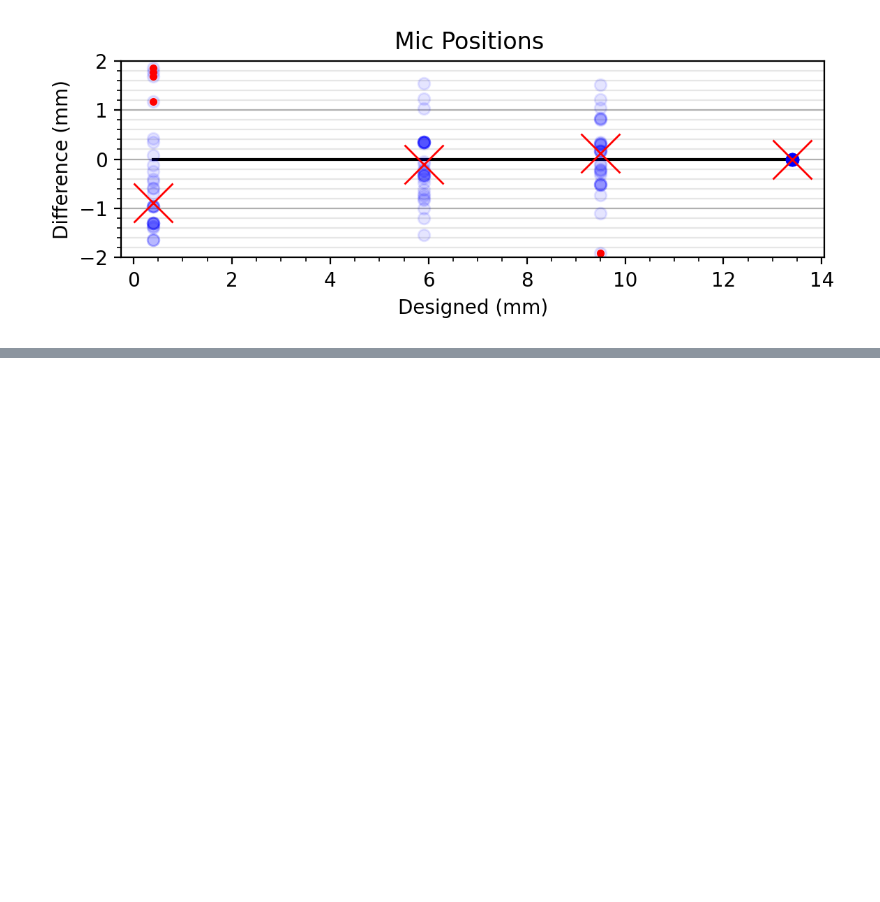
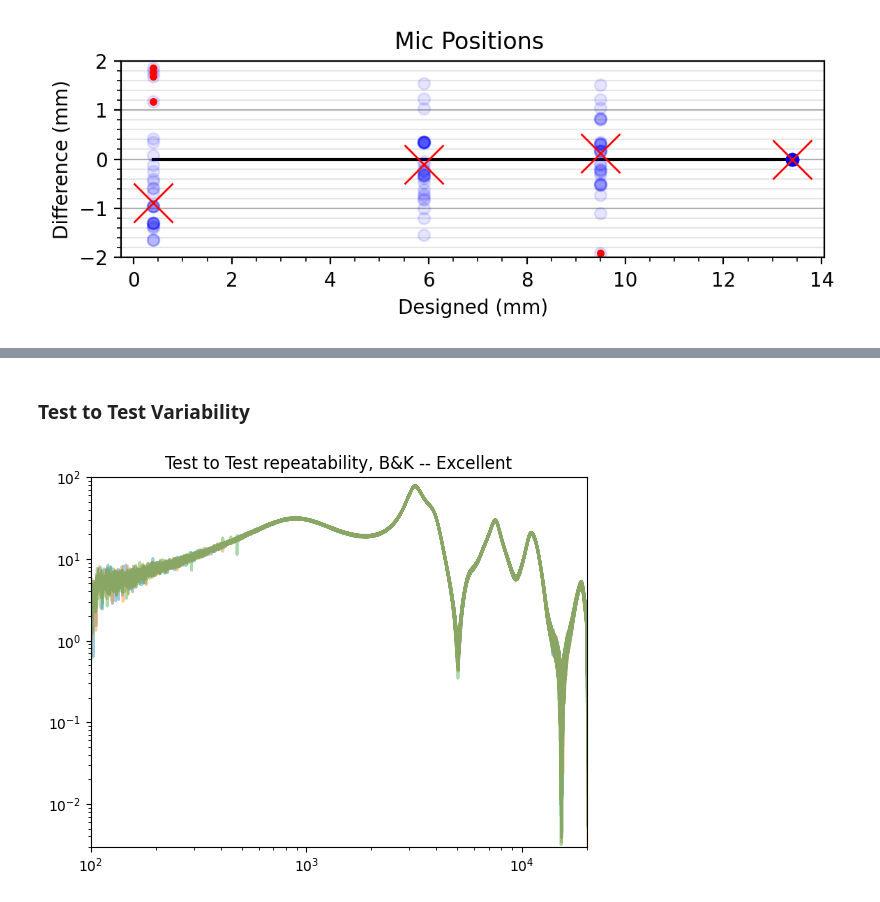
Before and after one commit to Tympan/auren-python, a Jupyter notebook: jupyter_notebooks/2024-02-23_owai_calibration_0.ipynb, the cells around one changed output, grey strips where cells are left out. Drawn from its saved outputs; the diff is of its cells as text; code cells hidden in the pictures; blank space fills up the shorter version.

```diff
--- a/jupyter_notebooks/2024-02-23_owai_calibration_0.ipynb
+++ b/jupyter_notebooks/2024-02-23_owai_calibration_0.ipynb
@@ -334,0 +429,17 @@ Text(0.5, 1.0, 'Mic Positions ')
+# %% [markdown]
+### Test to Test Variability
+# %%
+# Let's look at the consistency of the noises in the same cavern. Cavern 3 has the most data, so use it.
+plt.figure(203)
+cavern = 'cavern1'
+for test in times_ref[cavern].keys():
+    t = times_ref[cavern][test]
+    d = data_ref[cavern][test]
+    f,a = spu.to_fourier(d, samplerate_bk)
+    plt.loglog(f, np.abs(a), lw=2, alpha=0.4)
+plt.xlim([100, 20000])
+plt.ylim([3e-3, 1e2])
+plt.title("Test to Test repeatability, B&K -- Excellent")
+plt.show()
+# %% [output]
+[figure, added]
```
Also changed, not shown: parts of 8 cells of this notebook, 3 other files.
